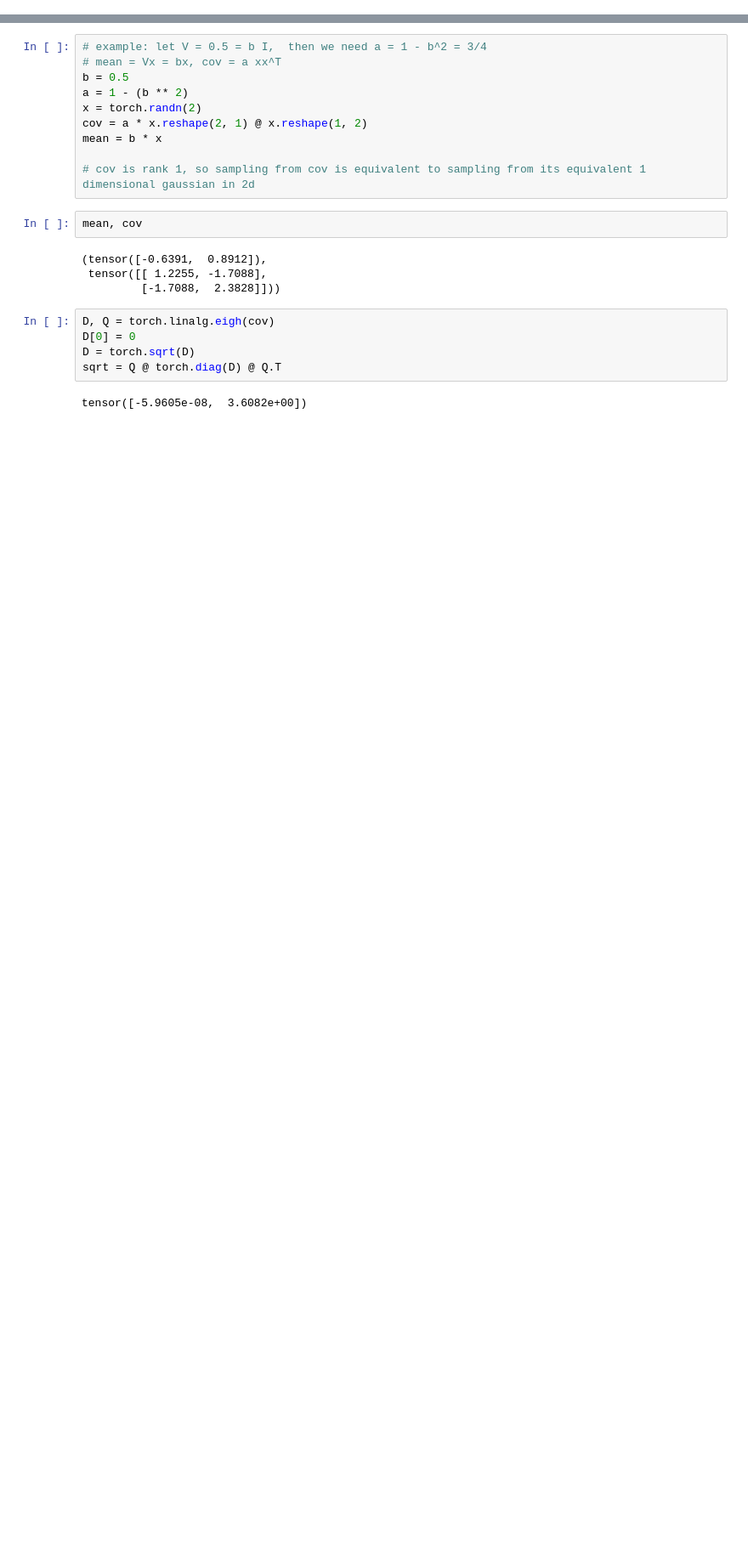
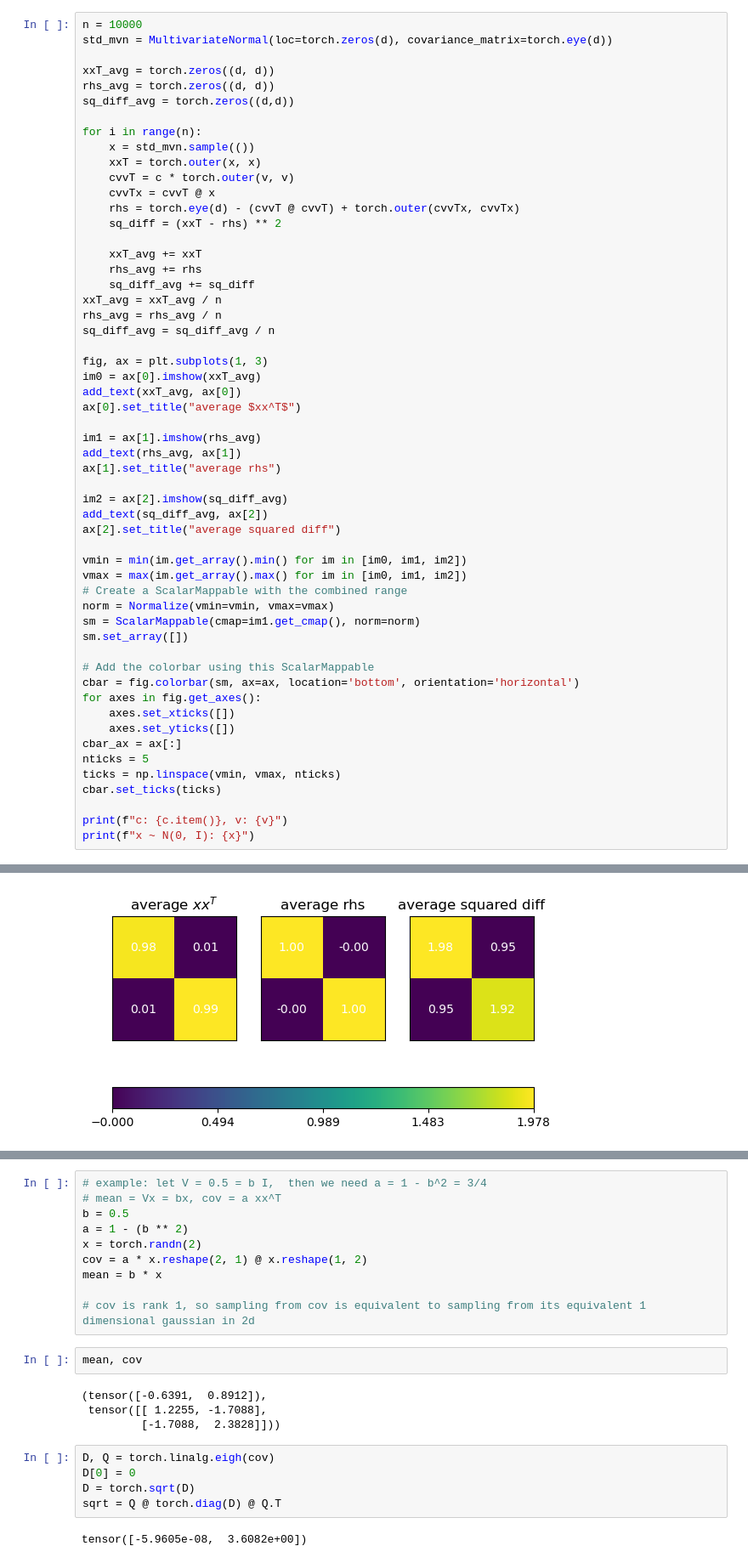
Before and after one commit to dante-hl/matrixssl-inductive, a Jupyter notebook: notebooks/distributions.ipynb, the cells around one changed output, grey strips where cells are left out. Shown: that part at 85% size. Saved outputs shown, nothing was run; the diff lists cells and outputs as text; blank space fills up the shorter version.

```diff
--- a/notebooks/distributions.ipynb
+++ b/notebooks/distributions.ipynb
@@ -3,0 +195,56 @@ from torch.distributions.multivariate_normal import MultivariateNormal
+# %%
+n = 10000
+std_mvn = MultivariateNormal(loc=torch.zeros(d), covariance_matrix=torch.eye(d))
+
+xxT_avg = torch.zeros((d, d))
+rhs_avg = torch.zeros((d, d))
+sq_diff_avg = torch.zeros((d,d))
+
+for i in range(n):
+    x = std_mvn.sample(())
+    xxT = torch.outer(x, x)
+    cvvT = c * torch.outer(v, v)
+    cvvTx = cvvT @ x
+    rhs = torch.eye(d) - (cvvT @ cvvT) + torch.outer(cvvTx, cvvTx)
+    sq_diff = (xxT - rhs) ** 2
+
+    xxT_avg += xxT
+    rhs_avg += rhs
+    sq_diff_avg += sq_diff
+xxT_avg = xxT_avg / n
+rhs_avg = rhs_avg / n
+sq_diff_avg = sq_diff_avg / n
+
+fig, ax = plt.subplots(1, 3)
+im0 = ax[0].imshow(xxT_avg)
+add_text(xxT_avg, ax[0])
+ax[0].set_title("average $xx^T$")
+
+im1 = ax[1].imshow(rhs_avg)
+add_text(rhs_avg, ax[1])
+ax[1].set_title("average rhs")
+
+im2 = ax[2].imshow(sq_diff_avg)
+add_text(sq_diff_avg, ax[2])
+ax[2].set_title("average squared diff")
+
+vmin = min(im.get_array().min() for im in [im0, im1, im2])
+vmax = max(im.get_array().max() for im in [im0, im1, im2])
+# Create a ScalarMappable with the combined range
+norm = Normalize(vmin=vmin, vmax=vmax)
+sm = ScalarMappable(cmap=im1.get_cmap(), norm=norm)
+sm.set_array([])
+
+# Add the colorbar using this ScalarMappable
+cbar = fig.colorbar(sm, ax=ax, location='bottom', orientation='horizontal')
+for axes in fig.get_axes():
+    axes.set_xticks([])
+    axes.set_yticks([])
+cbar_ax = ax[:]
+nticks = 5
+ticks = np.linspace(vmin, vmax, nticks)
+cbar.set_ticks(ticks)
+
+print(f"c: {c.item()}, v: {v}")
+print(f"x ~ N(0, I): {x}")
+# %% [output]
@@ -3,0 +253 @@ from torch.distributions.multivariate_normal import MultivariateNormal
+[figure, added]
```
Also changed, not shown: parts of 35 cells of this notebook, 2 other files.
